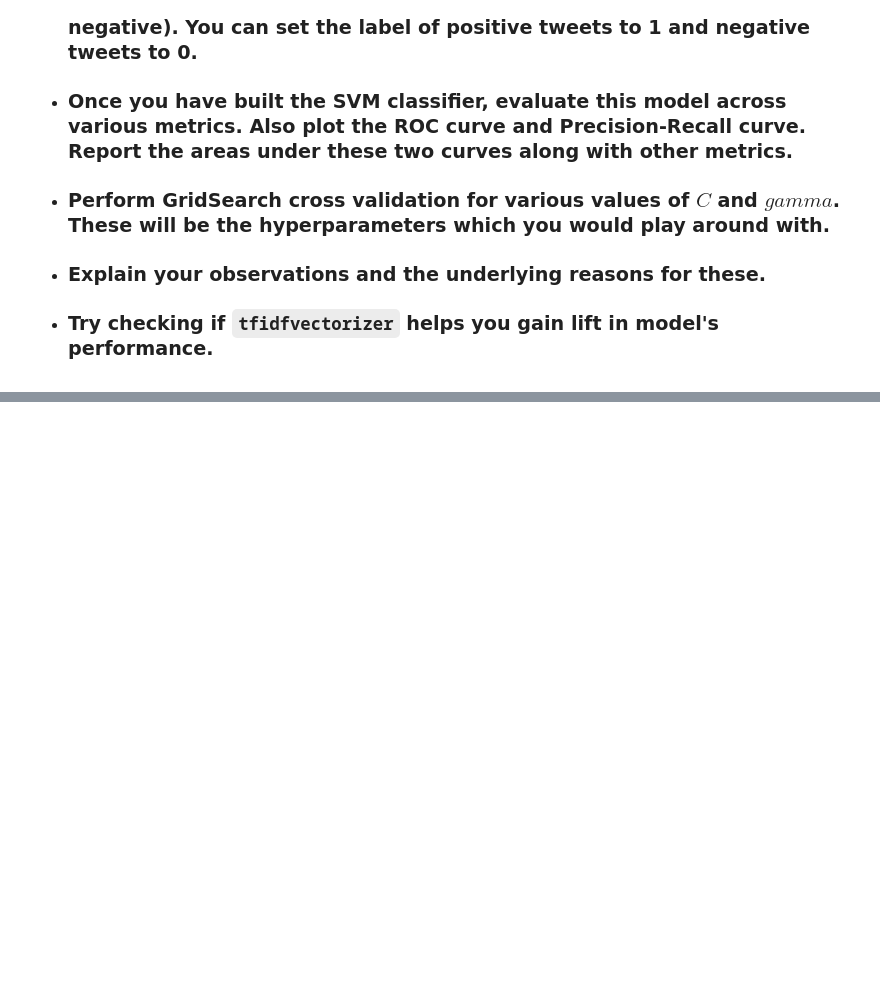
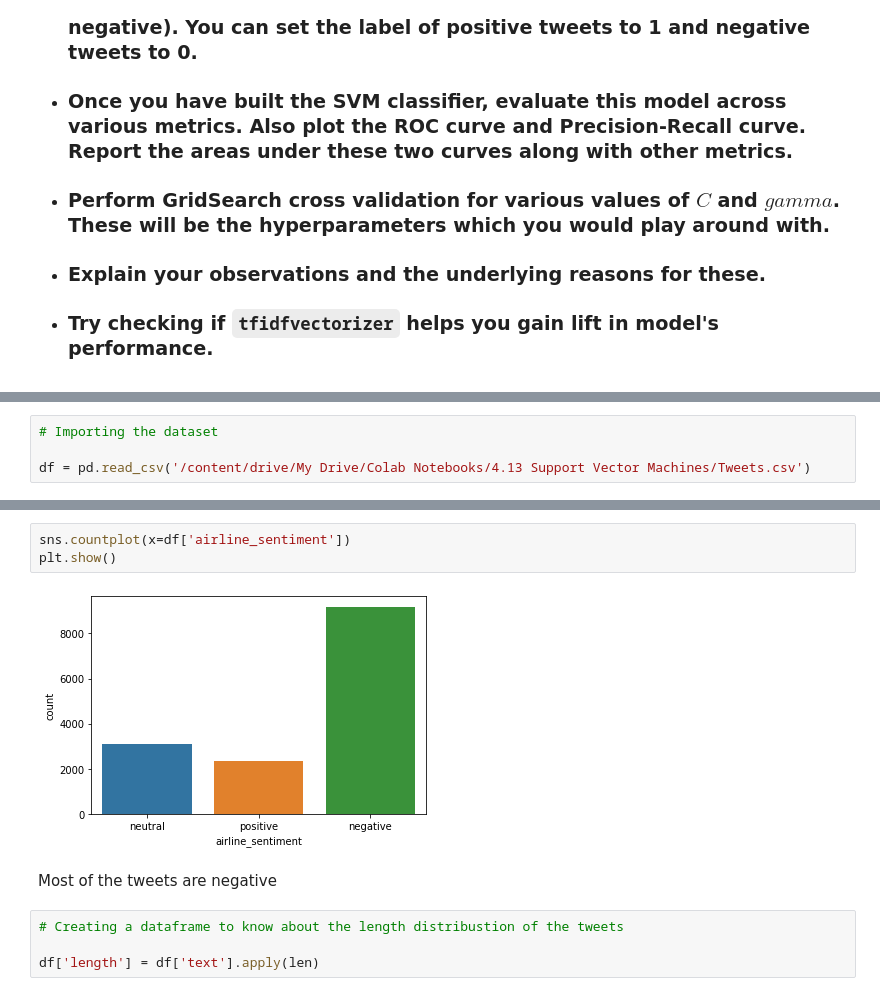
Before and after one commit to sagar2582/Sentiment-Analysis-of-Tweets, a Jupyter notebook: Tweets(Sentimental_Analysis).ipynb, the cells around one changed output, grey strips where cells are left out. Cells and saved outputs as stored; diff of their text form; blank space fills up the shorter version.

```diff
--- a/Tweets(Sentimental_Analysis).ipynb
+++ b/Tweets(Sentimental_Analysis).ipynb
@@ -17,0 +29,4 @@
+# %%
+# Importing the dataset
+
+df = pd.read_csv('/content/drive/My Drive/Colab Notebooks/4.13 Support Vector Machines/Tweets.csv')
@@ -17,0 +91,11 @@
+# %%
+sns.countplot(x=df['airline_sentiment'])
+plt.show()
+# %% [output]
+[figure, added]
+# %% [markdown]
+Most of the tweets are negative
+# %%
+# Creating a dataframe to know about the length distribustion of the tweets
+
+df['length'] = df['text'].apply(len)
```
Also changed, not shown: parts of 16 cells of this notebook.
